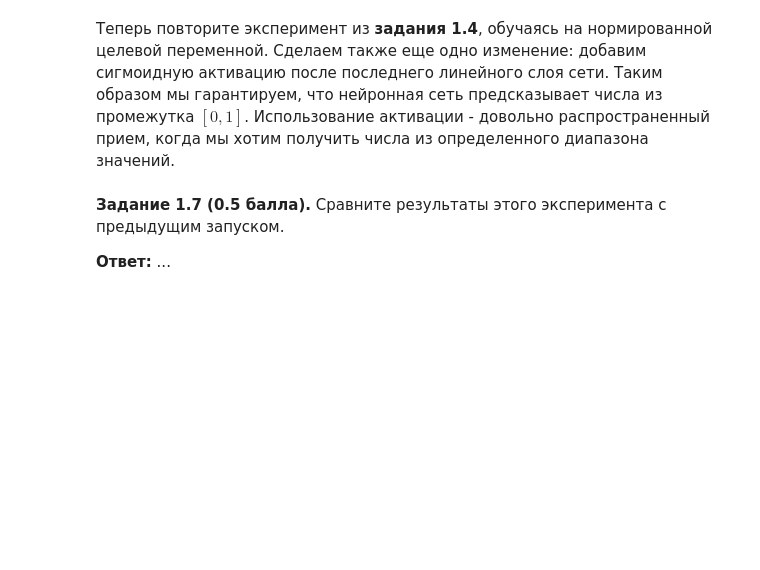
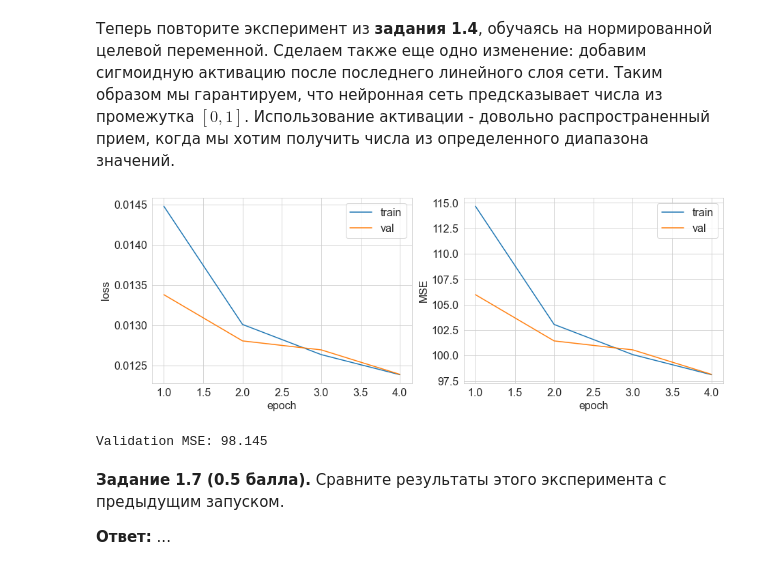
Before and after one commit to kkorolev1/dl-1, a Jupyter notebook: hw/shw-01-mlp/shw-01-mlp-part2.ipynb, the cells around one changed output. Drawn from its saved outputs; the diff is of its cells as text; code cells hidden in the pictures; blank space fills up the shorter version.

```diff
--- a/hw/shw-01-mlp/shw-01-mlp-part2.ipynb
+++ b/hw/shw-01-mlp/shw-01-mlp-part2.ipynb
@@ -267,18 +363,21 @@ def train_and_validate(model, optimizer, criterion, metric, train_loader, val_lo
 # %% [markdown]
 **Задание 1.6 (0.75 балла).** Начнем с того, что попробуем отнормировать целевую переменную. Для этого воспользуемся min-max нормализацией, чтобы целевая переменная принимала значения от 0 до 1. Реализуйте функции `normalize` и `denormalize`, которые, соответственно, нормируют целевую переменную и применяют обратное преобразование. Минимум и максимум оцените по обучающей выборке (то есть эти константы должны быть фиксированными и не зависеть от передаваемой выборки).
+# %%
+y_train_max = y_train.max()
+y_train_min = y_train.min()
 # %%
 def normalize(sample):
     '''
     Min-max normalization to convert sample to [0, 1] range
     '''
     # YOUR CODE HERE (－.－)...zzzZZZzzzZZZ
-    pass
+    return (sample - y_train_min) / (y_train_max - y_train_min)
 
 def denormalize(sample):
     '''
     Denormalize sample from [0, 1] to initial range
     '''
     # YOUR CODE HERE (－.－)...zzzZZZzzzZZZ
-    pass
+    return y_train_min + (y_train_max - y_train_min) * sample
 # %% [markdown]
 Теперь повторите эксперимент из **задания 1.4**, обучаясь на нормированной целевой переменной. Сделаем также еще одно изменение: добавим сигмоидную активацию после последнего линейного слоя сети. Таким образом мы гарантируем, что нейронная сеть предсказывает числа из промежутка $[0, 1]$. Использование активации - довольно распространенный прием, когда мы хотим получить числа из определенного диапазона значений.
@@ -287,3 +384,34 @@ def denormalize(sample):
+# %%
+# YOUR CODE HERE (－.－)...zzzZZZzzzZZZ
+batch_size = 64
+train_loader = mm.DataLoader(X_train, normalize(y_train).reshape(-1, 1), batch_size=batch_size, shuffle=True)
+val_loader = mm.DataLoader(X_val, normalize(y_val).reshape(-1, 1), batch_size=batch_size, shuffle=True)
+
+
+in_features = X_train.shape[1]
+out_features = 1
+hidden_features = 128
+
+model = mm.Sequential(
+    mm.Linear(in_features, hidden_features),
+    mm.BatchNormalization(hidden_features),
+    mm.ReLU(),
+    mm.Linear(hidden_features, out_features),
+    mm.Sigmoid()
+)
+
+optimizer = mm.SGD(model, lr=1e-1)
+criterion = mm.MSELoss()
+
+metric = lambda predictions, y_batch: mean_squared_error(denormalize(predictions), denormalize(y_batch))
+
+num_epochs = 4
+# %%
+train_metrics, val_metrics = train_and_validate(model, optimizer, criterion, metric, train_loader, val_loader,
+                       num_epochs, verbose=True)
+# %% [output]
+[figure, added]
+Validation MSE: 98.145
 # %% [markdown]
 **Задание 1.7 (0.5 балла).** Сравните результаты этого эксперимента с предыдущим запуском.
 
```
Also changed, not shown: parts of 21 cells of this notebook.
